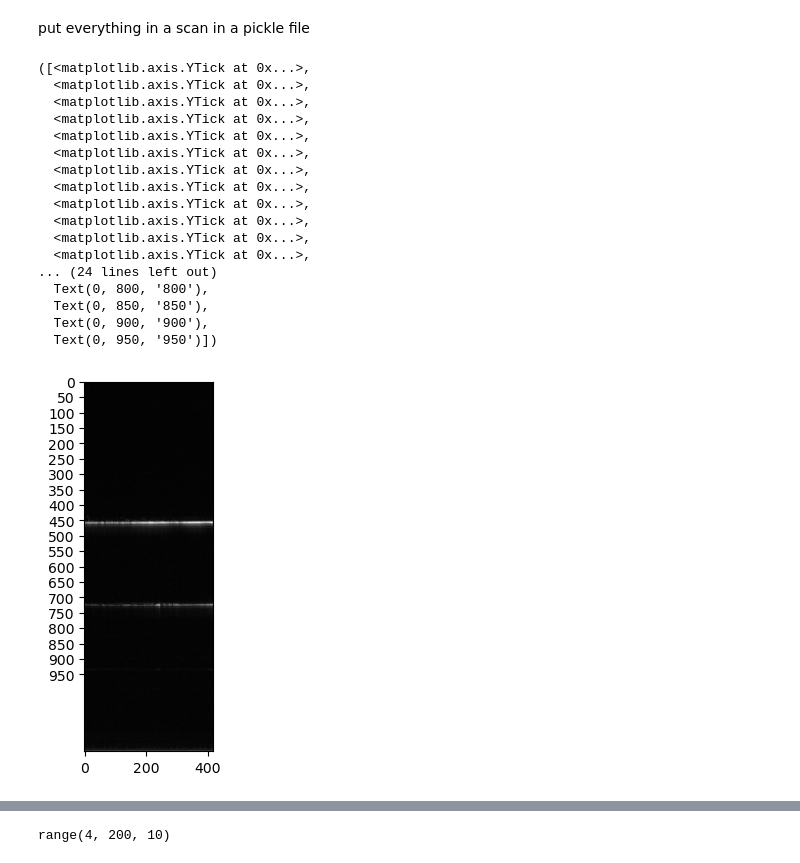
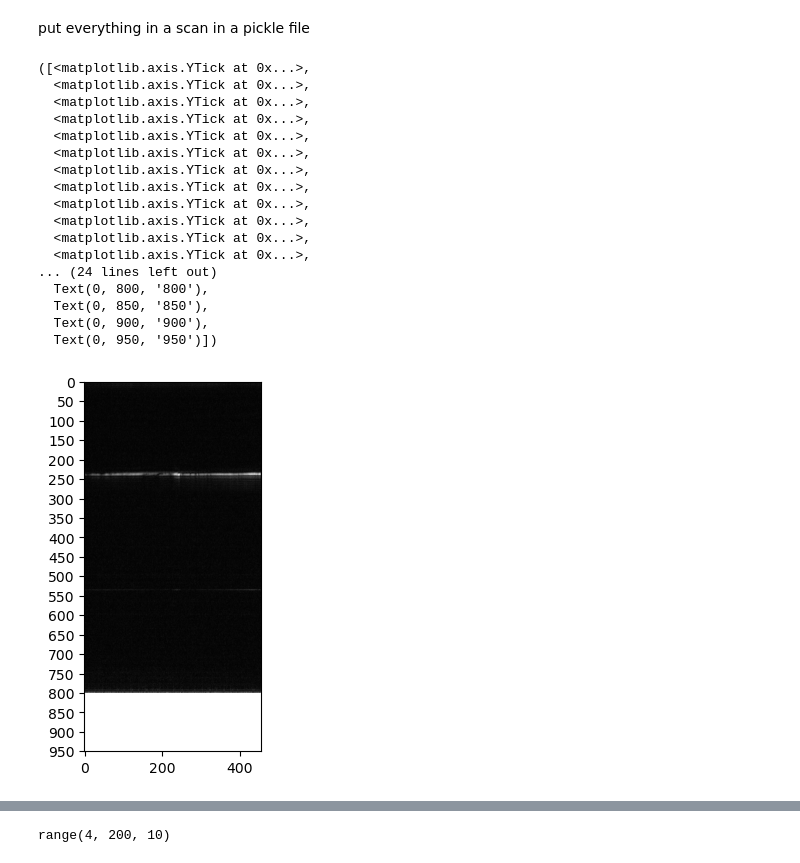
Before and after one commit to unrealxiao/dynamicOCT, a Jupyter notebook: YusunoDOCT.ipynb, the cells around one changed output, grey strips where cells are left out. Cells and saved outputs as stored; diff of their text form; code cells hidden in the pictures.

```diff
--- a/YusunoDOCT.ipynb
+++ b/YusunoDOCT.ipynb
@@ -9,9 +9,9 @@ from tqdm import tqdm
 import cv2
 from natsort import natsorted
 from pydicom import dcmread
-import pickle
 import matplotlib.gridspec as gridspec
-data_path = "D:/globus slate shared data Tankam Lab/cellswith 20nacl"
+import h5py
+data_path = "D:/globus slate shared data Tankam Lab/cells with H2O2 after 3hours of application"
 average_LivCurve = True
 fitting_method = "CPU"
 frameSeparationTime = 0.001 #1ms frame to frame time interval
@@ -29,29 +29,29 @@ dcm_name = natsorted(os.listdir(os.path.join(data_path, scan_name)))[0]
 # arr = ds.pixel_array
 # plt.imshow(arr, cmap="gray")
 # %%
-with open(os.path.join(data_path, scan_name, f'{scan_name}.pickle'), 'rb') as handle:
-    volume = pickle.load(handle)
+with h5py.File(os.path.join(data_path, scan_name, f'{scan_name}.h5'), 'r') as handle:
+    volume = np.array(handle["volume"])
 
 plt.imshow(volume[3, :, :], cmap="gray")
 plt.yticks(np.arange(0, 1000, 50))#
 # %% [output]
 ([<matplotlib.axis.YTick at 0x...>,
   <matplotlib.axis.YTick at 0x...>,
   <matplotlib.axis.YTick at 0x...>,
   <matplotlib.axis.YTick at 0x...>,
   <matplotlib.axis.YTick at 0x...>,
   <matplotlib.axis.YTick at 0x...>,
   <matplotlib.axis.YTick at 0x...>,
   <matplotlib.axis.YTick at 0x...>,
   <matplotlib.axis.YTick at 0x...>,
   <matplotlib.axis.YTick at 0x...>,
   <matplotlib.axis.YTick at 0x...>,
   <matplotlib.axis.YTick at 0x...>,
 ... (24 lines left out)
   Text(0, 800, '800'),
   Text(0, 850, '850'),
   Text(0, 900, '900'),
   Text(0, 950, '950')])
-[figure, old version]
+[figure, new version]
 # %%
 image_list = os.listdir(data_path)#list all images address in data_path
```
Also changed, not shown: parts of 11 cells of this notebook, 2 other files.
